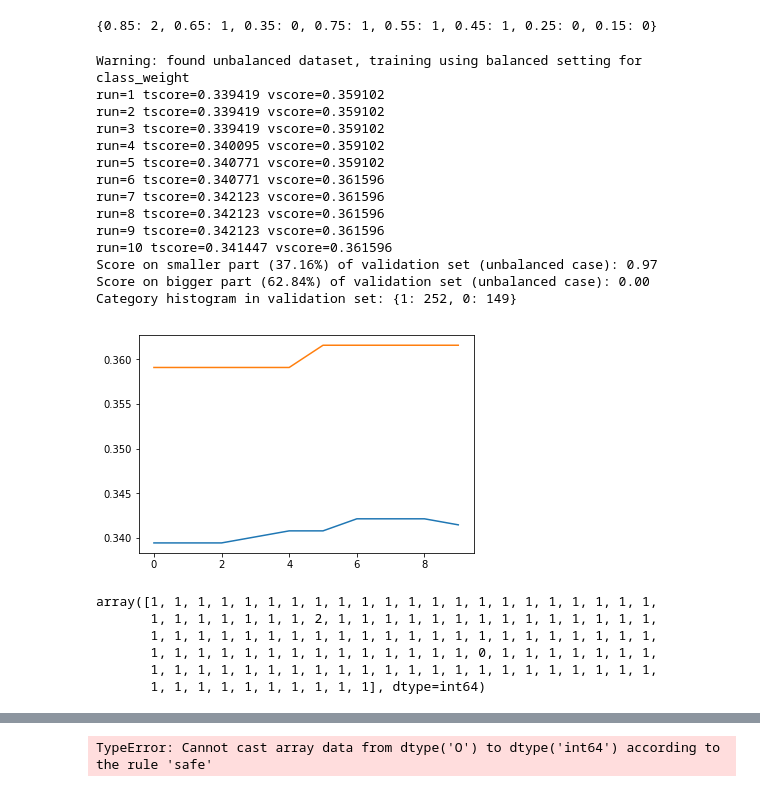
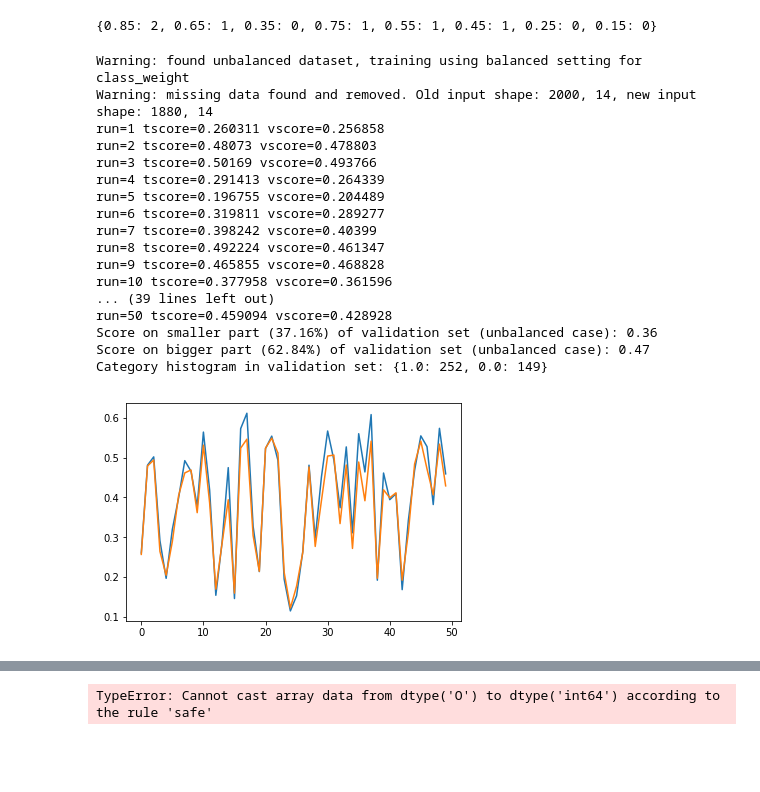
Before and after one commit to guglielmoG/MachineLearningVod, a Jupyter notebook: ML-Vod++.ipynb, the cells around one changed output, grey strips where cells are left out. Saved outputs shown, nothing was run; the diff lists cells and outputs as text; code cells hidden in the pictures; blank space fills up the shorter version.

```diff
--- a/ML-Vod++.ipynb
+++ b/ML-Vod++.ipynb
@@ -150,9 +150,8 @@ class buildTrain():
                   % (X.shape[0], X.shape[1]+1, *temp.shape))
             X = temp
             y = temp[y.name]
-            X.drop(y.name, axis=1)
+            X.drop(y.name, axis=1, inplace=True)
             n_data, _ = X.shape
-
         if std:
             X = batch_std(X, X.columns)
 
@@ -323,11 +322,13 @@ def train_perc_warm(perc, X, y, epochs, eta0, percentage=0.8, f_eta=None, std=Fa
 
     data = buildTrain(X, y, percentage, std)
     n_features = X.shape[1]
-    n_classes = len(y.unique())
+    n_classes = len(data.get_train()[1].unique())
     if n_classes == 1:
         raise Exception(1)
     if n_classes == 2:
         n_classes = 1
+
+
 
     coef = np.random.randn(n_classes, n_features) * 1e-2
     intercept = np.random.randn(n_classes) * 1e-2
@@ -387,12 +388,20 @@ class perc():
 
         unbalanced = False
 
-        if np.max(np.bincount(y)) / len(y) > threshold_unbalanced:
+        d_cat = {}
+        for i in y:
+            d_cat[i] = d_cat.get(i, 0) + 1
+        max_cat = 0
+        max_num = 0
+        for cat in d_cat:
+            if d_cat[cat] > max_num:
+                max_cat = cat
+                max_num = d_cat[cat]
+
+        if max_num / len(y) > threshold_unbalanced:
             print('Warning: found unbalanced dataset, training using balanced setting for class_weight')
             if class_weight is None:
-                d_cat = {}
-                for i in y:
-                    d_cat[i] = d_cat.get(i, 0) + 1
+
                 d_cat = {cat:1/(d_cat[cat]/len(y)) for cat in d_cat}
                 class_weight = d_cat
                 print('Weights used:', {i:float('%.2f'%d_cat[i]) for i in d_cat})
@@ -610,46 +620,38 @@ Overall score (doesn't consider category clustering): 71.96%, weighted: 38.60%
 First of all we try to build a Perceptron to complete the age column keeping all the categories.
 # %%
 df = df_clean.copy()
-df.dropna(axis=0, how='any', subset=['NumericAge'], inplace=True)
+#df.dropna(axis=0, how='any', subset=['NumericAge'], inplace=True)
 
 #merge some age ranges together
-dict_numage_to_agecat = {i : int(100*i//40) for i in df["NumericAge"].unique()}
+#dict_numage_to_agecat = {i : int(100*i//40) for i in df["NumericAge"].unique()}
+dict_numage_to_agecat = {0.85: 2, 0.65: 1, 0.35: 0, 0.75: 1, 0.55: 1, 0.45: 1, 0.25: 0, 0.15: 0}
 print(dict_numage_to_agecat)
 df["NumericAge"] = df["NumericAge"].map(lambda x: dict_numage_to_agecat[x], na_action = 'ignore')
 X = df[traffic_columns]
 y = df['NumericAge']
-
 my_perc = perc()
 # %% [output]
 {0.85: 2, 0.65: 1, 0.35: 0, 0.75: 1, 0.55: 1, 0.45: 1, 0.25: 0, 0.15: 0}
 # %%
-my_perc.train(X, y, percentage=0.8, std=True, loss='log', penalty='none', alpha=1e-6,
-          power_t=0.7, max_iter=1000, it_interval=100, learning_rate='constant', eta0=1e-8,
-          threshold_unbalanced=0.6, class_weight={2: 208.89, 1: 1.55, 0: 3.24})
+my_perc.train(X, y, percentage=0.8, std=True, loss='modified_huber', penalty='none', alpha=1e-6,
+          power_t=0.7, max_iter=5000, it_interval=100, learning_rate='constant', eta0=1e-2,
+          threshold_unbalanced=0.6, class_weight={2: 200.00, 1: 1.55, 0: 4.50})
 # %% [output]
 Warning: found unbalanced dataset, training using balanced setting for class_weight
-run=1 tscore=0.339419 vscore=0.359102
-run=2 tscore=0.339419 vscore=0.359102
-run=3 tscore=0.339419 vscore=0.359102
-run=4 tscore=0.340095 vscore=0.359102
-run=5 tscore=0.340771 vscore=0.359102
-run=6 tscore=0.340771 vscore=0.361596
-run=7 tscore=0.342123 vscore=0.361596
-run=8 tscore=0.342123 vscore=0.361596
-run=9 tscore=0.342123 vscore=0.361596
-run=10 tscore=0.341447 vscore=0.361596
-Score on smaller part (37.16%) of validation set (unbalanced case): 0.97
-Score on bigger part (62.84%) of validation set (unbalanced case): 0.00
-Category histogram in validation set: {1: 252, 0: 149}
+Warning: missing data found and removed. Old input shape: 2000, 14, new input shape: 1880, 14
+run=1 tscore=0.260311 vscore=0.256858
+run=2 tscore=0.48073 vscore=0.478803
+run=3 tscore=0.50169 vscore=0.493766
+run=4 tscore=0.291413 vscore=0.264339
+run=5 tscore=0.196755 vscore=0.204489
+run=6 tscore=0.319811 vscore=0.289277
+run=7 tscore=0.398242 vscore=0.40399
+run=8 tscore=0.492224 vscore=0.461347
+run=9 tscore=0.465855 vscore=0.468828
+run=10 tscore=0.377958 vscore=0.361596
+... (39 lines left out)
+run=50 tscore=0.459094 vscore=0.428928
+Score on smaller part (37.16%) of validation set (unbalanced case): 0.36
+Score on bigger part (62.84%) of validation set (unbalanced case): 0.47
+Category histogram in validation set: {1.0: 252, 0.0: 149}
-[figure, old version]
+[figure, new version]
-# %%
-y = df_clean['NumericAge']
-X = df_clean[traffic_columns]
-my_perc.predict(X,y)
-# %% [output]
-array([1, 1, 1, 1, 1, 1, 1, 1, 1, 1, 1, 1, 1, 1, 1, 1, 1, 1, 1, 1, 1, 1,
-       1, 1, 1, 1, 1, 1, 1, 2, 1, 1, 1, 1, 1, 1, 1, 1, 1, 1, 1, 1, 1, 1,
-       1, 1, 1, 1, 1, 1, 1, 1, 1, 1, 1, 1, 1, 1, 1, 1, 1, 1, 1, 1, 1, 1,
-       1, 1, 1, 1, 1, 1, 1, 1, 1, 1, 1, 1, 1, 1, 0, 1, 1, 1, 1, 1, 1, 1,
-       1, 1, 1, 1, 1, 1, 1, 1, 1, 1, 1, 1, 1, 1, 1, 1, 1, 1, 1, 1, 1, 1,
-       1, 1, 1, 1, 1, 1, 1, 1, 1, 1], dtype=int64)
```
Also changed, not shown: parts of 4 cells of this notebook.
